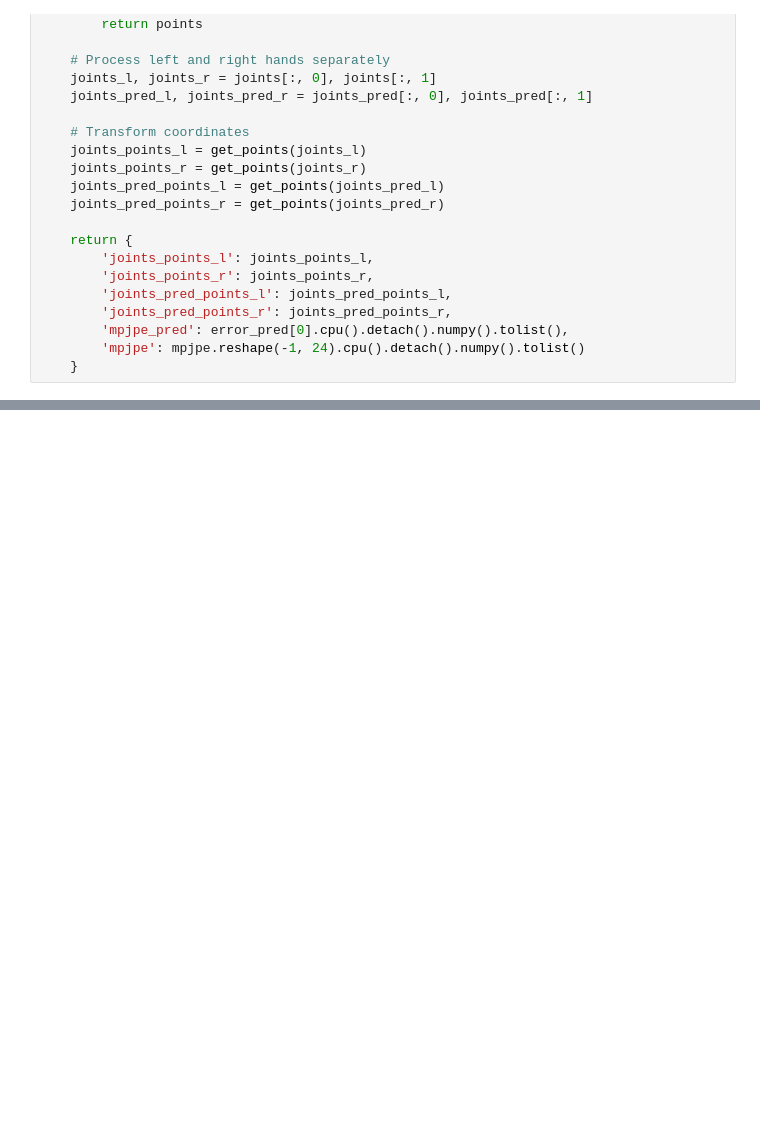
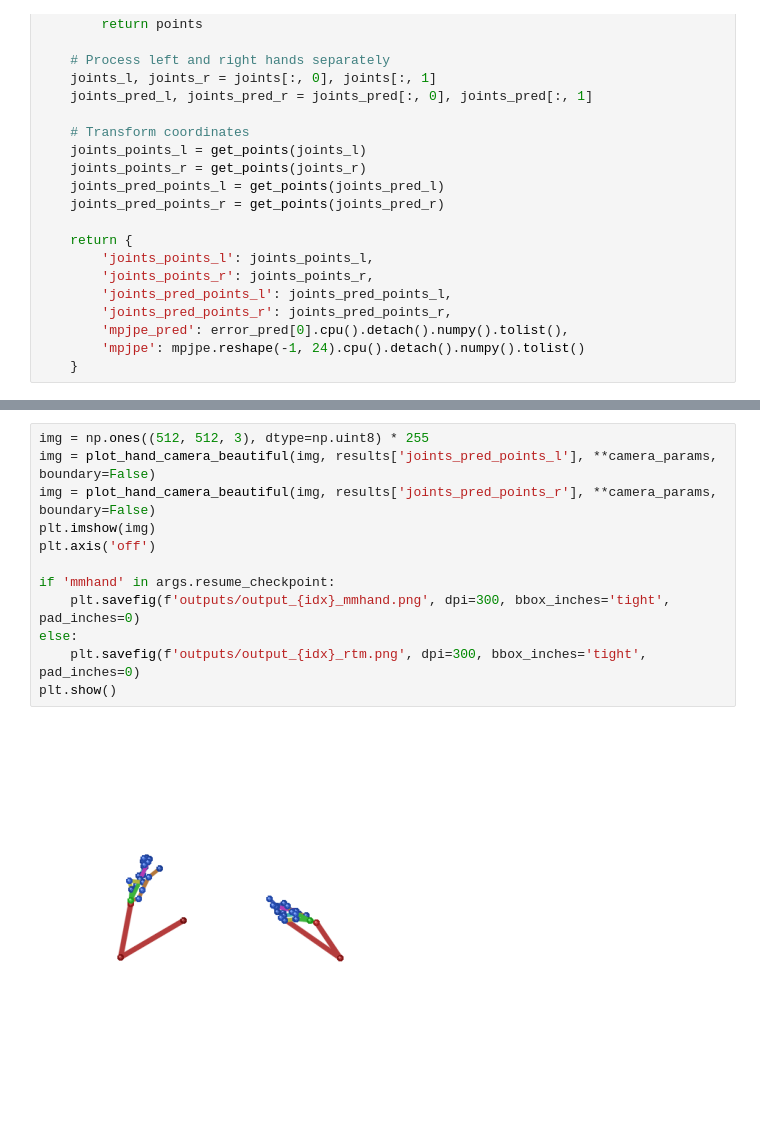
Before and after one commit to luckyyf0517/mmPRISM, a Jupyter notebook: view_evaluation.ipynb, the cells around one changed output, grey strips where cells are left out. Drawn from its saved outputs; the diff is of its cells as text; blank space fills up the shorter version.

```diff
--- a/view_evaluation.ipynb
+++ b/view_evaluation.ipynb
@@ -146,0 +175,14 @@ plt.show()
+# %%
+img = np.ones((512, 512, 3), dtype=np.uint8) * 255
+img = plot_hand_camera_beautiful(img, results['joints_pred_points_l'], **camera_params, boundary=False)
+img = plot_hand_camera_beautiful(img, results['joints_pred_points_r'], **camera_params, boundary=False)
+plt.imshow(img)
+plt.axis('off')
+
+if 'mmhand' in args.resume_checkpoint:
+    plt.savefig(f'outputs/output_{idx}_mmhand.png', dpi=300, bbox_inches='tight', pad_inches=0)
+else:
+    plt.savefig(f'outputs/output_{idx}_rtm.png', dpi=300, bbox_inches='tight', pad_inches=0)
+plt.show()
+# %% [output]
+[figure, added]
```
Also changed, not shown: parts of 5 cells of this notebook, 6 other files.
